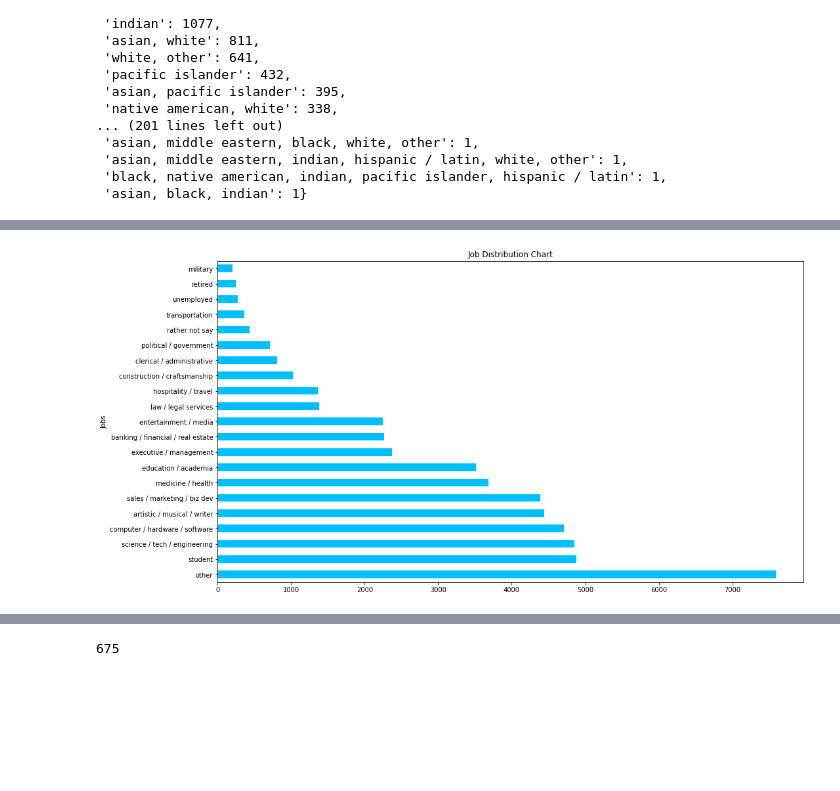
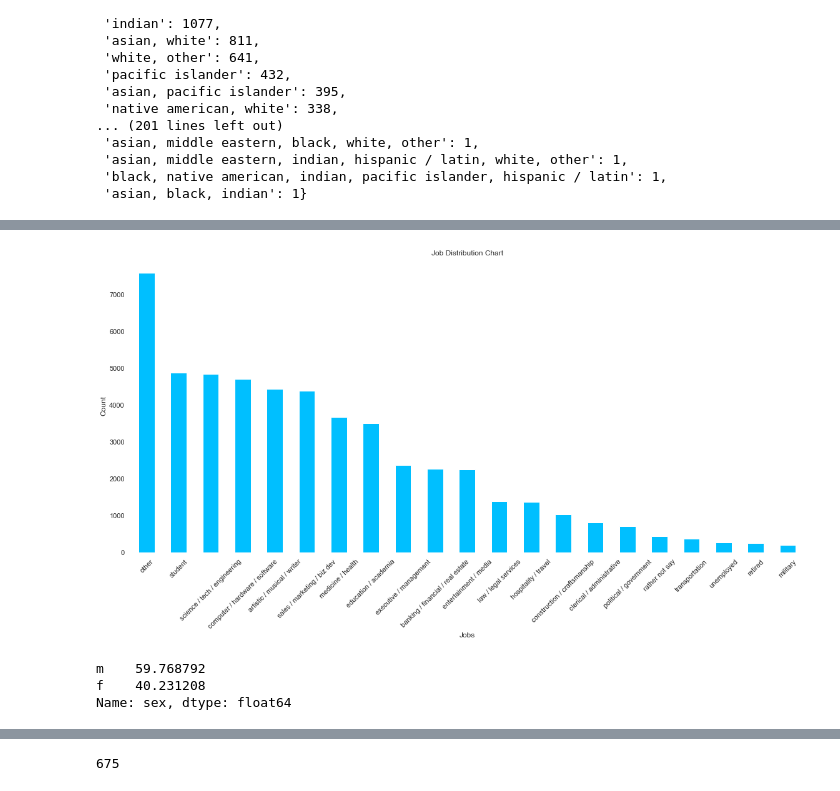
Before and after one commit to truongphamnguyen/daimil-midterm-project, a Jupyter notebook: notebooks/exploring_data.ipynb, the cells around one changed output, grey strips where cells are left out. Drawn from its saved outputs; the diff is of its cells as text; code cells hidden in the pictures; blank space fills up the shorter version.

```diff
--- a/notebooks/exploring_data.ipynb
+++ b/notebooks/exploring_data.ipynb
@@ -85,13 +85,16 @@ dtype: int64
 # plt.ylabel()
 # plt.legend()
 # plt.figure(figsize=(16, 9))
+sns.set(rc={
+    'axes.facecolor':'white',
+    'figure.facecolor':'white'})
 cupid_df.isnull().sum().plot(   kind='bar',
                                 figsize=(16, 9),
                                 title='Null Values Chart',
                                 xlabel = 'Column Name',
                                 ylabel = 'Count',
                                 color = 'darkred')
-
 plt.xticks(rotation=45)
+plt.tight_layout()
 plt.savefig('../img/null_values.png',bbox_inches='tight')
 # %% [output]
@@ -114,12 +117,16 @@ cupid_df['income'].value_counts()
  500000        48
 Name: income, dtype: int64
 # %%
-cupid_df['income'].value_counts().plot(    kind='bar',
+sns.set(rc={
+    'axes.facecolor':'white',
+    'figure.facecolor':'white'})
+cupid_df['income'].value_counts().plot(         kind='bar',
                                                 figsize=(16, 9),
                                                 title='Negative Values Chart',
                                                 xlabel = 'Income',
                                                 ylabel = 'Count',
                                                 color = 'olivedrab')
 plt.xticks(rotation=45)
+plt.tight_layout()
 plt.savefig('../img/negative_income.png',bbox_inches='tight')
 # %% [output]
@@ -344,10 +352,27 @@ Name: ethnicity, dtype: int64
 # %%
-job_df.plot.barh(
+sns.set(rc={
+    'axes.facecolor':'white',
+    'figure.facecolor':'white'})
+job_df.plot(    kind='bar',
                 figsize=(16, 9),
                 title='Job Distribution Chart',
                 xlabel = 'Jobs',
                 ylabel = 'Count',
                 color = 'deepskyblue')
-plt.savefig('../img/jobs.png',bbox_inches='tight')
+plt.xticks(rotation=45)
+plt.tight_layout()
+plt.savefig('../img/jobs.png')
 # %% [output]
-[figure, old version]
+[figure, new version]
+# %%
+m = gender_df['m']
+f = gender_df['f']
+
+gender_df['m'] = 100*m/(m+f)
+gender_df['f'] = 100*f/(m+f)
+
+gender_df
+# %% [output]
+m    59.768792
+f    40.231208
+Name: sex, dtype: float64
```
Also changed, not shown: parts of 25 cells of this notebook, 19 other files.
